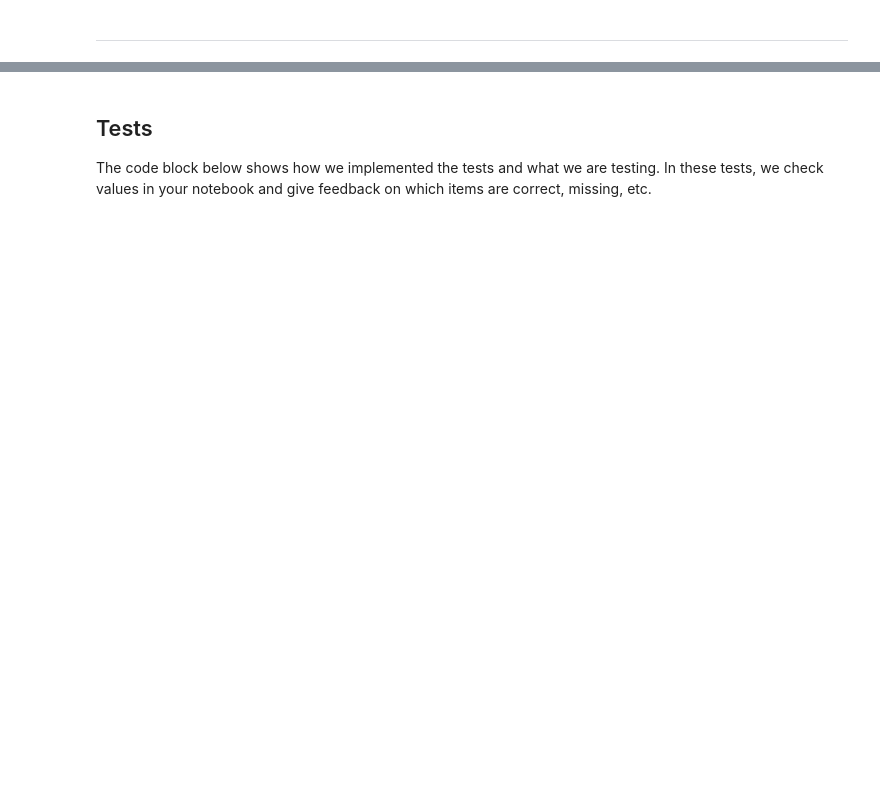
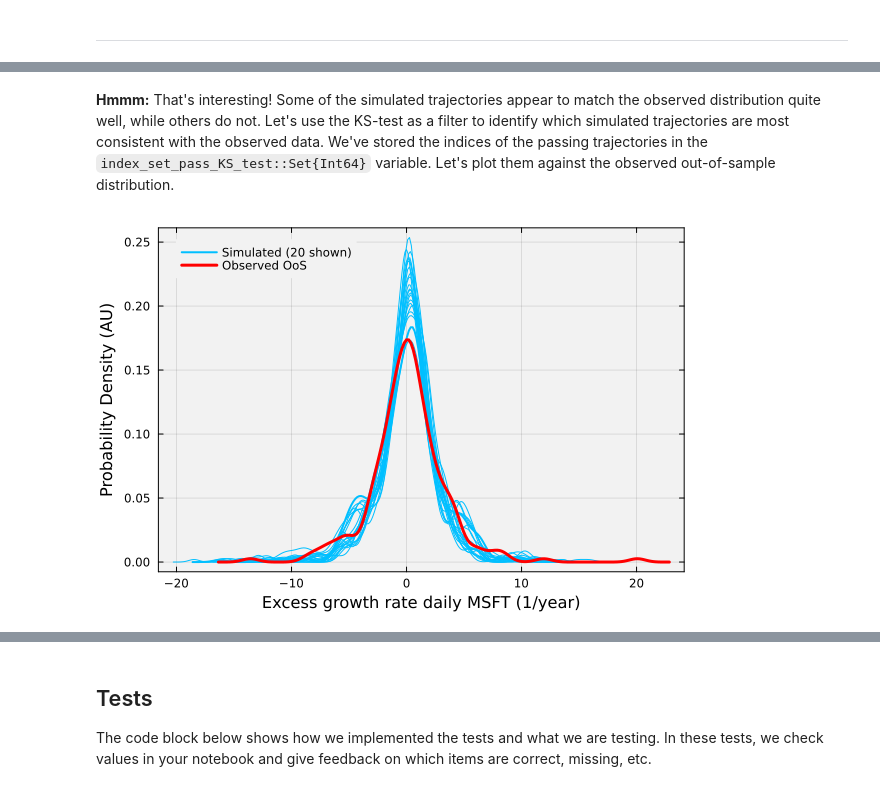
Before and after one commit to varnerlab/PS6-CHEME-5660-TEMPLATE-Fall-2025, a Jupyter notebook: PS6-CHEME-5660-Solution-SyntheticDataGen-Fall-2025.ipynb, the cells around one changed output, grey strips where cells are left out. Cells and saved outputs as stored; diff of their text form; code cells hidden in the pictures; blank space fills up the shorter version.

```diff
--- a/PS6-CHEME-5660-Solution-SyntheticDataGen-Fall-2025.ipynb
+++ b/PS6-CHEME-5660-Solution-SyntheticDataGen-Fall-2025.ipynb
@@ -469,0 +377,22 @@ end
+# %%
+index_set_pass_KS_test = let
+
+    # initialize -
+    index_set_pass_KS_test = Set{Int64}();
+    R = findfirst(x->x==my_ticker_to_plot, list_of_tickers) |> i-> all_firms_excess_return_matrix[:,i]; # observed OoS excess growth rate for my_ticker_to_plot
+    pvalue_cutoff = 0.25; # Backwards from normal; if larger than this, we reject the H0 more often (really tight test)
+    pass_counter = 0;
+    for i ∈ 1:number_of_paths
+        test_value = ApproximateTwoSampleKSTest(R, simulated_growth_data[:,i]) |> pvalue
+        if (test_value > pvalue_cutoff)
+            pass_counter += 1 # we pass (fail to reject) x and y are from the same distribution
+            push!(index_set_pass_KS_test, i);
+        end
+    end
+    println("Pass percentage: $((pass_counter/number_of_paths)*100)%")
+
+    # check: we should have at least one path that passed the KS-test
+    @assert length(index_set_pass_KS_test) > 0 "No simulated paths passed the KS-test. Try decreasing (making less strict) the p-value cutoff."
+
+    index_set_pass_KS_test;
+end;
@@ -469,0 +423,24 @@ end
+# %% [markdown]
+__Hmmm:__ That's interesting! Some of the simulated trajectories appear to match the observed distribution quite well, while others do not. Let's use the KS-test as a filter to identify which simulated trajectories are most consistent with the observed data. We've stored the indices of the passing trajectories in the `index_set_pass_KS_test::Set{Int64}` variable. Let's plot them against the observed out-of-sample distribution.
+# %%
+let
+
+    # initialize -
+    (number_of_steps, number_of_paths) = size(simulated_growth_data);
+    R = findfirst(x->x==my_ticker_to_plot, list_of_tickers) |> i-> all_firms_excess_return_matrix[:,i];
+    N  = 20; # how many random paths to plot
+    index_vector_to_plot = collect(index_set_pass_KS_test)[1:N];
+
+    q = plot();
+    density!(simulated_growth_data[:,1], lw=2, c=:deepskyblue1, label="Simulated ($(N) shown)",
+        bg="gray95", background_color_outside="white", framestyle = :box, fg_legend = :transparent, legend=:topleft)
+    for i ∈ index_vector_to_plot
+        density!(simulated_growth_data[:,i], lw=1, c=:deepskyblue1, label="")
+    end
+    density!(R, c=:red, lw=3, label="Observed OoS")
+    xlabel!("Excess growth rate daily $(my_ticker_to_plot) (1/year)", fontsize=18)
+    ylabel!("Probability Density (AU)", fontsize=18)
+    current()
+end
+# %% [output]
+[figure, added]
```
Also changed, not shown: parts of 37 cells of this notebook.
